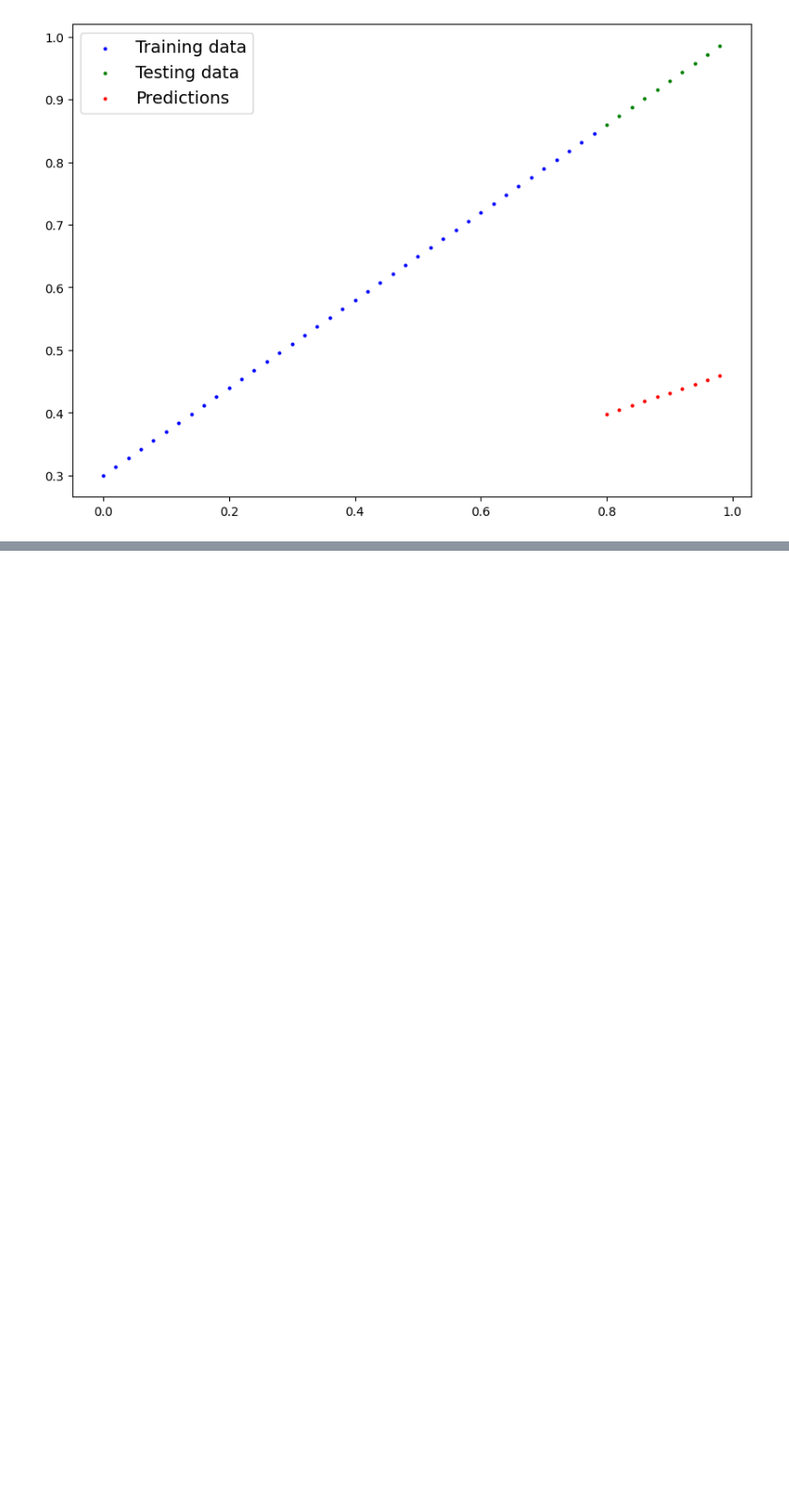
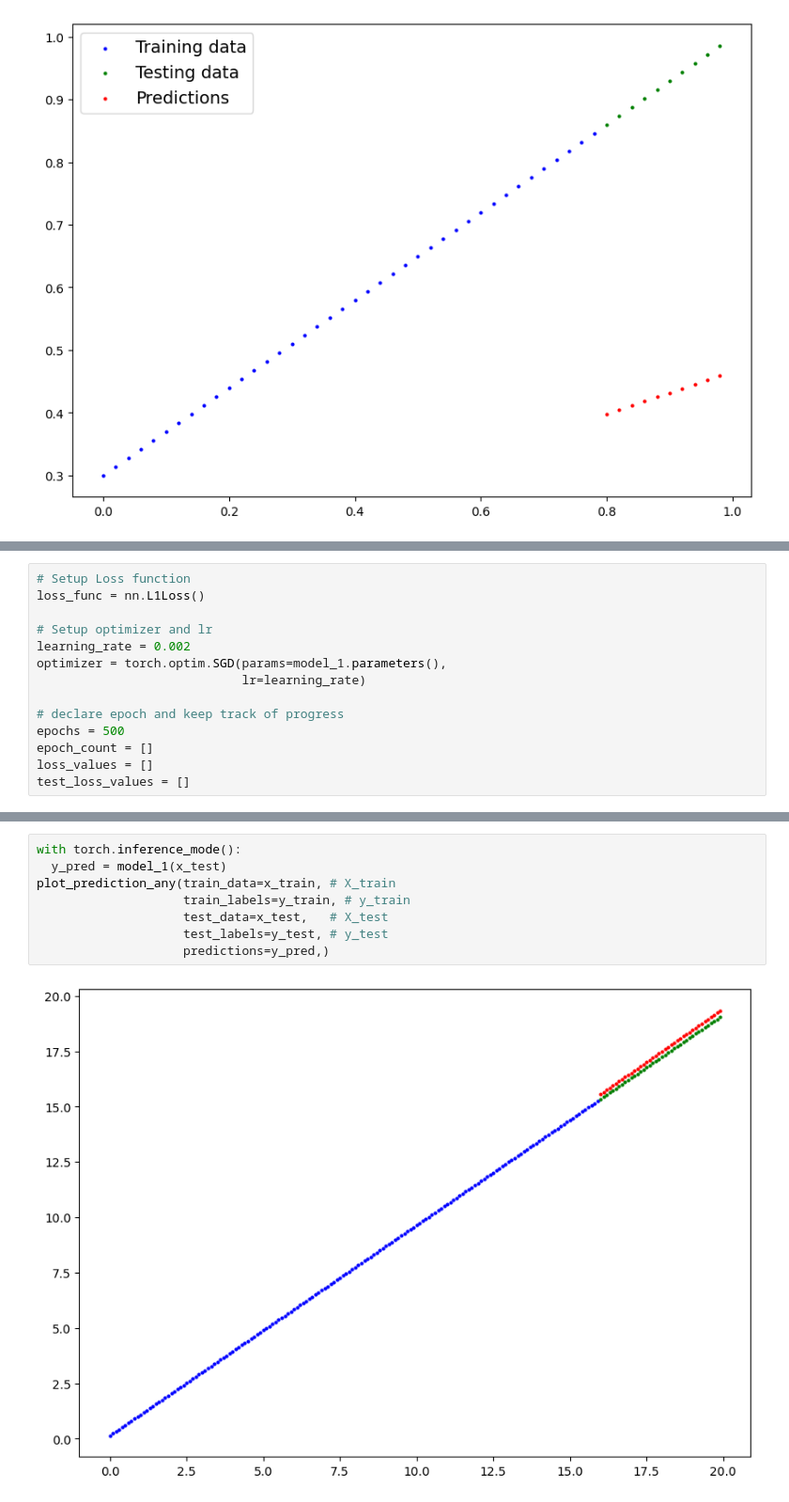
Before and after one commit to Leon-web-net/Machine_Learining, a Jupyter notebook: Pytorch_Workflow.ipynb, the cells around one changed output, grey strips where cells are left out. Shown: that part at 94% size. Saved outputs shown, nothing was run; the diff lists cells and outputs as text; blank space fills up the shorter version.

```diff
--- a/Pytorch_Workflow.ipynb
+++ b/Pytorch_Workflow.ipynb
@@ -336,0 +519,14 @@ plot_prediction(predictions=y_preds_new)
+# %%
+# Setup Loss function
+loss_func = nn.L1Loss()
+
+# Setup optimizer and lr
+learning_rate = 0.002
+optimizer = torch.optim.SGD(params=model_1.parameters(),
+                            lr=learning_rate)
+
+# declare epoch and keep track of progress
+epochs = 500
+epoch_count = []
+loss_values = []
+test_loss_values = []
@@ -336,0 +584,10 @@ plot_prediction(predictions=y_preds_new)
+# %%
+with torch.inference_mode():
+  y_pred = model_1(x_test)
+plot_prediction_any(train_data=x_train, # X_train
+                    train_labels=y_train, # y_train
+                    test_data=x_test,   # X_test
+                    test_labels=y_test, # y_test
+                    predictions=y_pred,)
+# %% [output]
+[figure, added]
```
Also changed, not shown: parts of 19 cells of this notebook.
